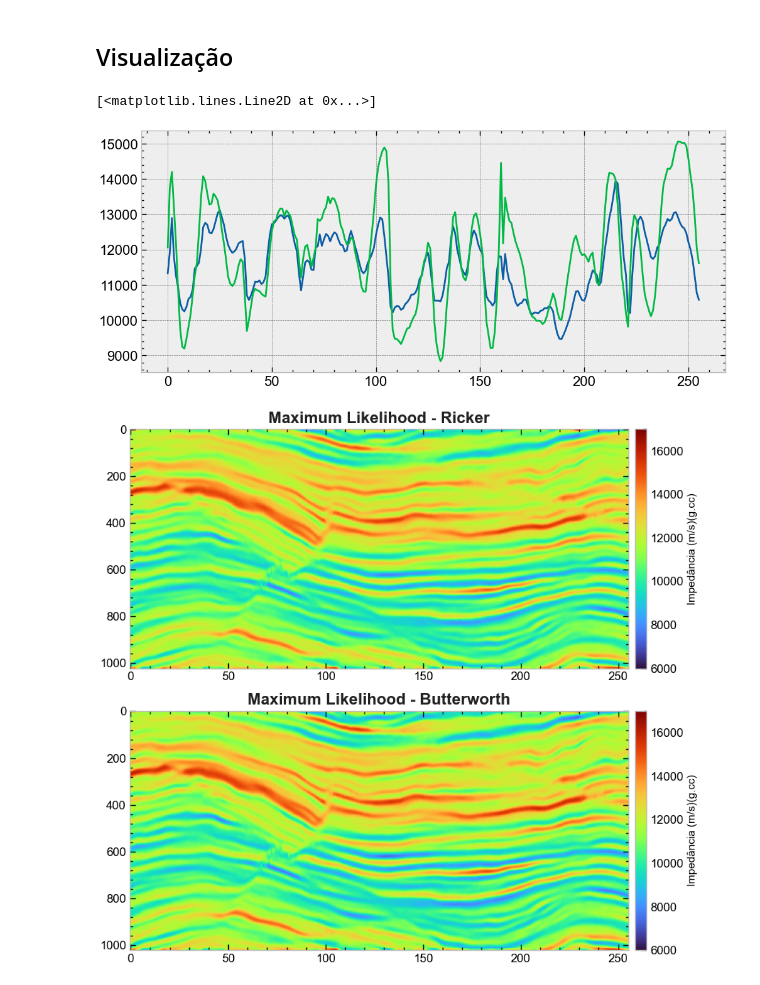
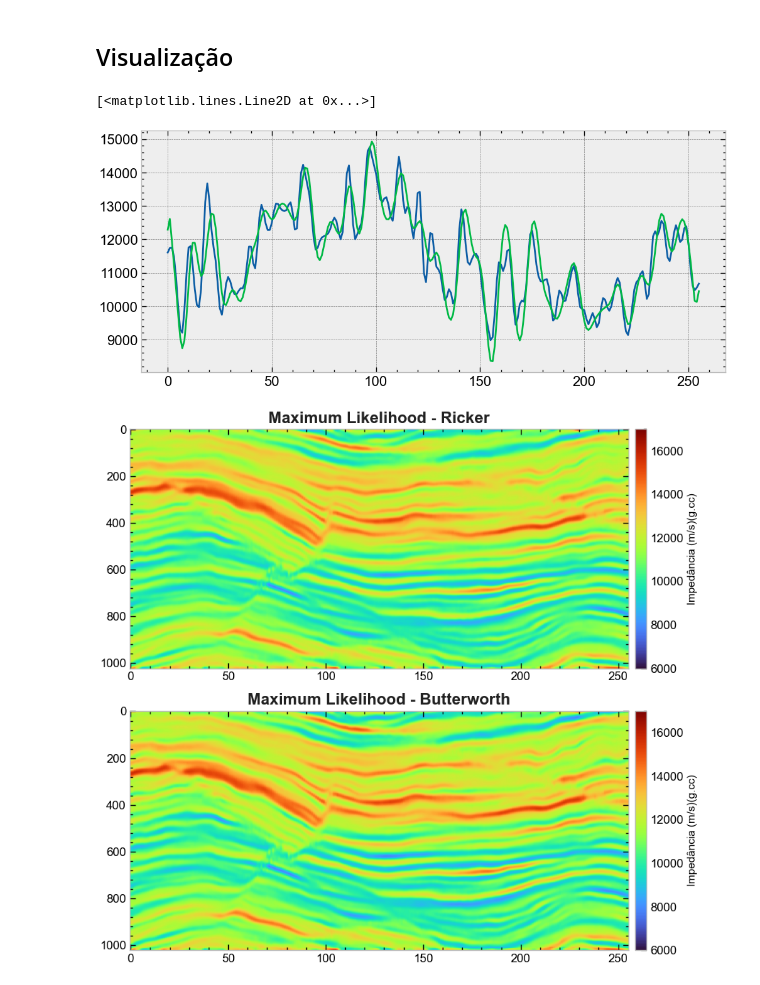
Before and after one commit to albano-a/tcc_methodology, a Jupyter notebook: main.ipynb, the cells around one changed output. Cells and saved outputs as stored; diff of their text form; code cells hidden in the pictures.

```diff
--- a/main.ipynb
+++ b/main.ipynb
@@ -256,7 +256,7 @@ poststack_butter = pylops.avo.poststack.PoststackLinearModelling(
 )
 
 I = pylops.Identity(nz)
-TIKHO = 5e-10
+TIKHO = 0.5
 REGS = [I]
 # %%
 import numpy as np
@@ -343,11 +343,11 @@ ml_inverted_impedance_final_ricker, ml_inverted_impedance_final_butter = (
 # %%
 plt.figure(figsize=(12,5))
 
-plt.plot(imp_30hz[:, SECTION, 254].T)
-plt.plot(ml_inverted_impedance_final_ricker[:, SECTION, 254].T)
+plt.plot(imp_30hz[128, 128, :].T)
+plt.plot(ml_inverted_impedance_final_ricker[128, 128, :].T)
 # %% [output]
 [<matplotlib.lines.Line2D at 0x...>]
-[figure, old version]
+[figure, new version]
 # %%
 fig, axs = plt.subplots(2, 1, figsize=(9, 8))
 
```
Also changed, not shown: parts of 7 cells of this notebook, 11 other files.
